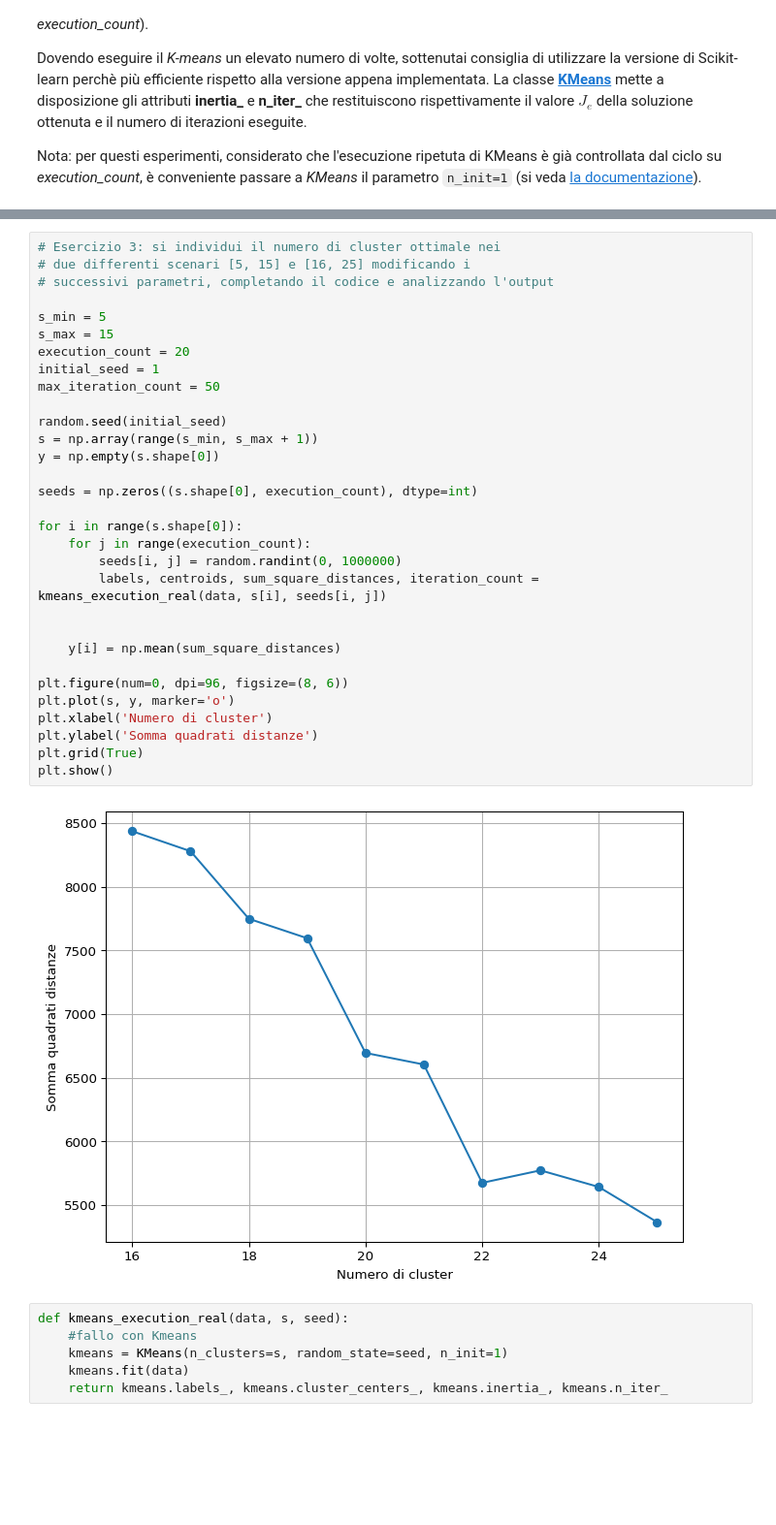
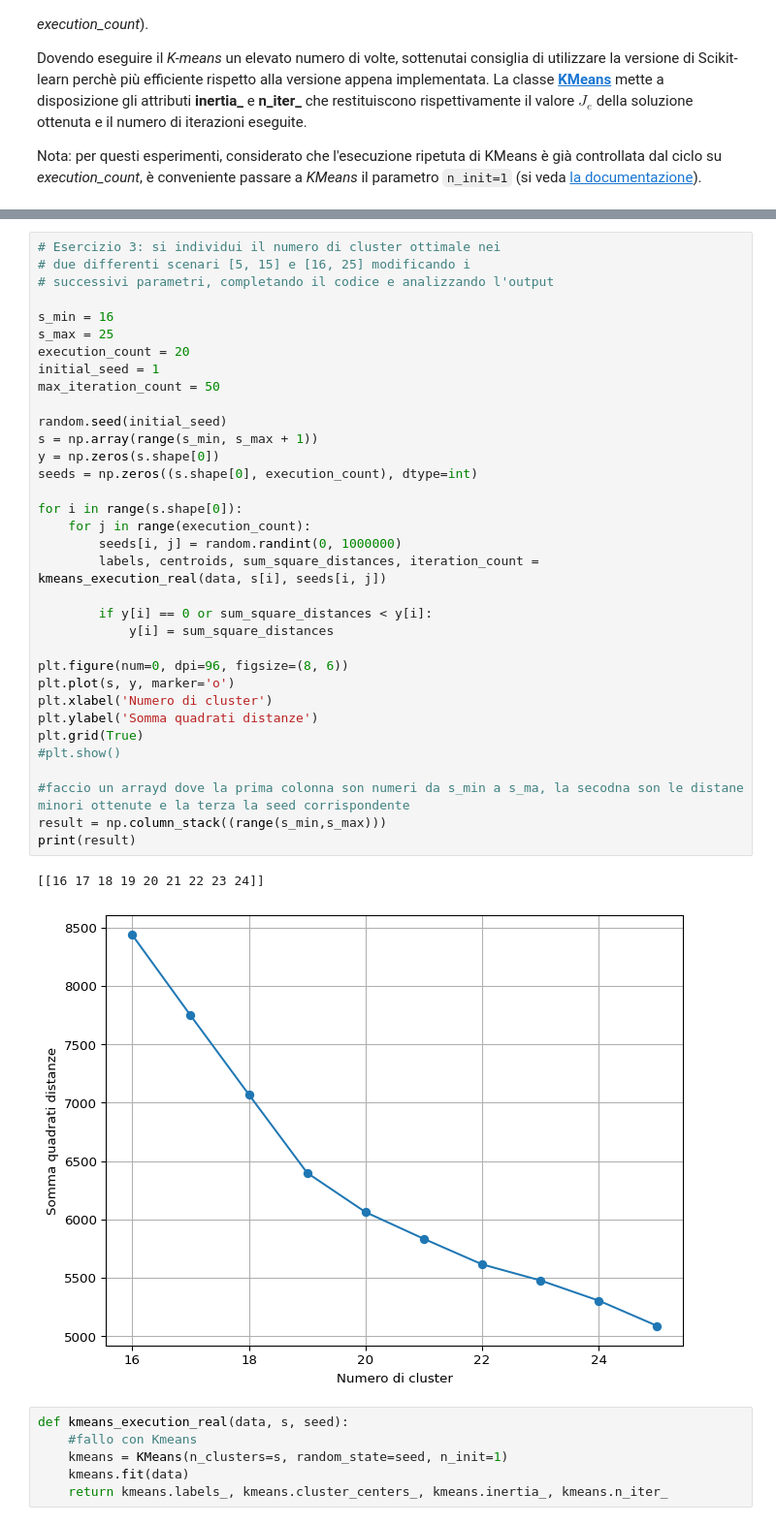
Before and after one commit to LorenzoRigoni/ML_Competition, a Jupyter notebook: Profumi/6 - KMeans.ipynb, the cells around one changed output, grey strips where cells are left out. Shown at 97% size. Cells and saved outputs as stored; diff of their text form; blank space fills up the shorter version.

```diff
--- a/Profumi/6 - KMeans.ipynb
+++ b/Profumi/6 - KMeans.ipynb
@@ -350,36 +353,40 @@ Nota: per questi esperimenti, considerato che l'esecuzione ripetuta di KMeans è
 # %%
 # Esercizio 3: si individui il numero di cluster ottimale nei
 # due differenti scenari [5, 15] e [16, 25] modificando i
 # successivi parametri, completando il codice e analizzando l'output
 
-s_min = 5
-s_max = 15
+s_min = 16
+s_max = 25
 execution_count = 20
 initial_seed = 1
 max_iteration_count = 50
 
 random.seed(initial_seed)
 s = np.array(range(s_min, s_max + 1))
-y = np.empty(s.shape[0])
-
+y = np.zeros(s.shape[0])
 seeds = np.zeros((s.shape[0], execution_count), dtype=int)
 
 for i in range(s.shape[0]):
     for j in range(execution_count):
         seeds[i, j] = random.randint(0, 1000000)
         labels, centroids, sum_square_distances, iteration_count = kmeans_execution_real(data, s[i], seeds[i, j])
 
-
-    y[i] = np.mean(sum_square_distances)
+        if y[i] == 0 or sum_square_distances < y[i]:
+            y[i] = sum_square_distances
 
 plt.figure(num=0, dpi=96, figsize=(8, 6))
 plt.plot(s, y, marker='o')
 plt.xlabel('Numero di cluster')
 plt.ylabel('Somma quadrati distanze')
 plt.grid(True)
-plt.show()
+#plt.show()
+
+#faccio un arrayd dove la prima colonna son numeri da s_min a s_ma, la secodna son le distane minori ottenute e la terza la seed corrispondente
+result = np.column_stack((range(s_min,s_max)))
+print(result)
 # %% [output]
+[[16 17 18 19 20 21 22 23 24]]
-[figure, old version]
+[figure, new version]
 # %%
 def kmeans_execution_real(data, s, seed):
     #fallo con Kmeans
```
Also changed, not shown: parts of 3 cells of this notebook.
